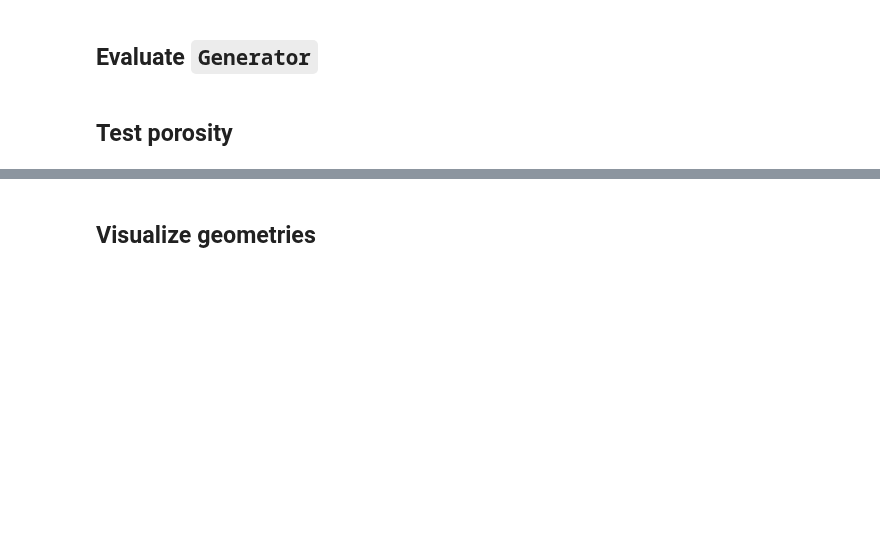
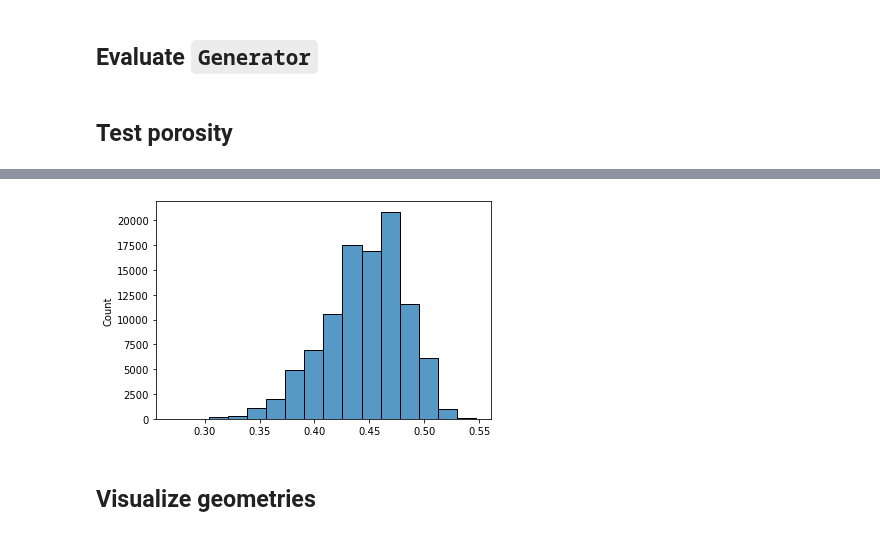
Before and after one commit to lucascbarbosa/INT, a Jupyter notebook: Manufatura Aditiva/Simulacao-GAN/Pipeline/3- Machine_learning/GAN/GAN.ipynb, the cells around one changed output, grey strips where cells are left out. Drawn from its saved outputs; the diff is of its cells as text; code cells hidden in the pictures; blank space fills up the shorter version.

```diff
--- a/Manufatura Aditiva/Simulacao-GAN/Pipeline/3- Machine_learning/GAN/GAN.ipynb
+++ b/Manufatura Aditiva/Simulacao-GAN/Pipeline/3- Machine_learning/GAN/GAN.ipynb
@@ -362,7 +362,7 @@ WARNING:tensorflow:Compiled the loaded model, but the compiled metrics have yet
 # %% [markdown]
 ## Test porosity
 # %%
-epoch = 80
+epoch = 200
 G_model = load_model(models_dir+f"epoch_{epoch}.h5")
 test_size = 100000
 X_test = generate_input_G(input_G,test_size)
@@ -371,7 +371,7 @@ generated_geoms,_ = G_model.predict(X_test)
 
 porosities =  []
 pors = []
-tol = 0.01
+tol = 0.02
 
 for generated_geom in generated_geoms:
     p = generated_geom.ravel().round()
@@ -382,3 +382,4 @@ for generated_geom in generated_geoms:
 
 sns.histplot(porosities,bins=16);
 print(100*len(pors)/len(porosities))
+# %% [output]
@@ -385,3 +388,4 @@ print(100*len(pors)/len(porosities))
+[figure, added]
 # %% [markdown]
 ## Visualize geometries
 # %%
```
Also changed, not shown: parts of 4 cells of this notebook.
